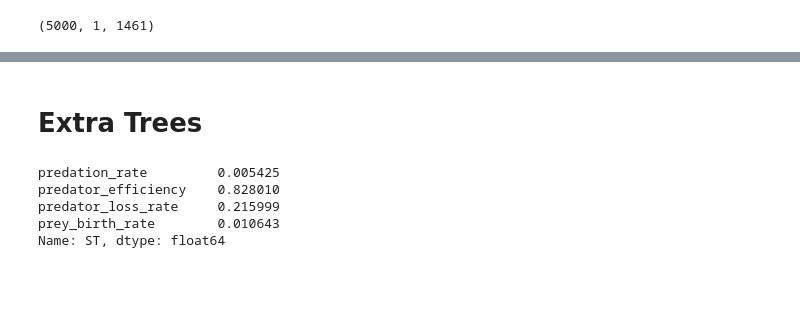
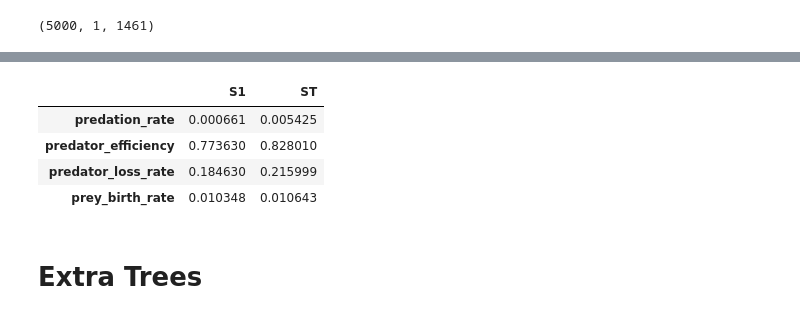
Before and after one commit to herzogrh/EPA1361, a Jupyter notebook: Week 3-4 - vulnerability analysis/assignment 6 - sensitivity analysis.ipynb, the cells around one changed output, grey strips where cells are left out. Cells and saved outputs as stored; diff of their text form; code cells hidden in the pictures; blank space fills up the shorter version.

```diff
--- a/Week 3-4 - vulnerability analysis/assignment 6 - sensitivity analysis.ipynb
+++ b/Week 3-4 - vulnerability analysis/assignment 6 - sensitivity analysis.ipynb
@@ -289,10 +299,10 @@ plt.show()
+# %%
+indices
+# %% [output]
+|  | S1 | ST |
+| predation_rate | 0.000661 | 0.005425 |
+| predator_efficiency | 0.773630 | 0.828010 |
+| predator_loss_rate | 0.184630 | 0.215999 |
+| prey_birth_rate | 0.010348 | 0.010643 |
 # %% [markdown]
 # Extra Trees
-# %%
-indices["ST"]
-# %% [output]
-predation_rate         0.005425
-predator_efficiency    0.828010
-predator_loss_rate     0.215999
-prey_birth_rate        0.010643
-Name: ST, dtype: float64
```
Also changed, not shown: parts of 14 cells of this notebook.
